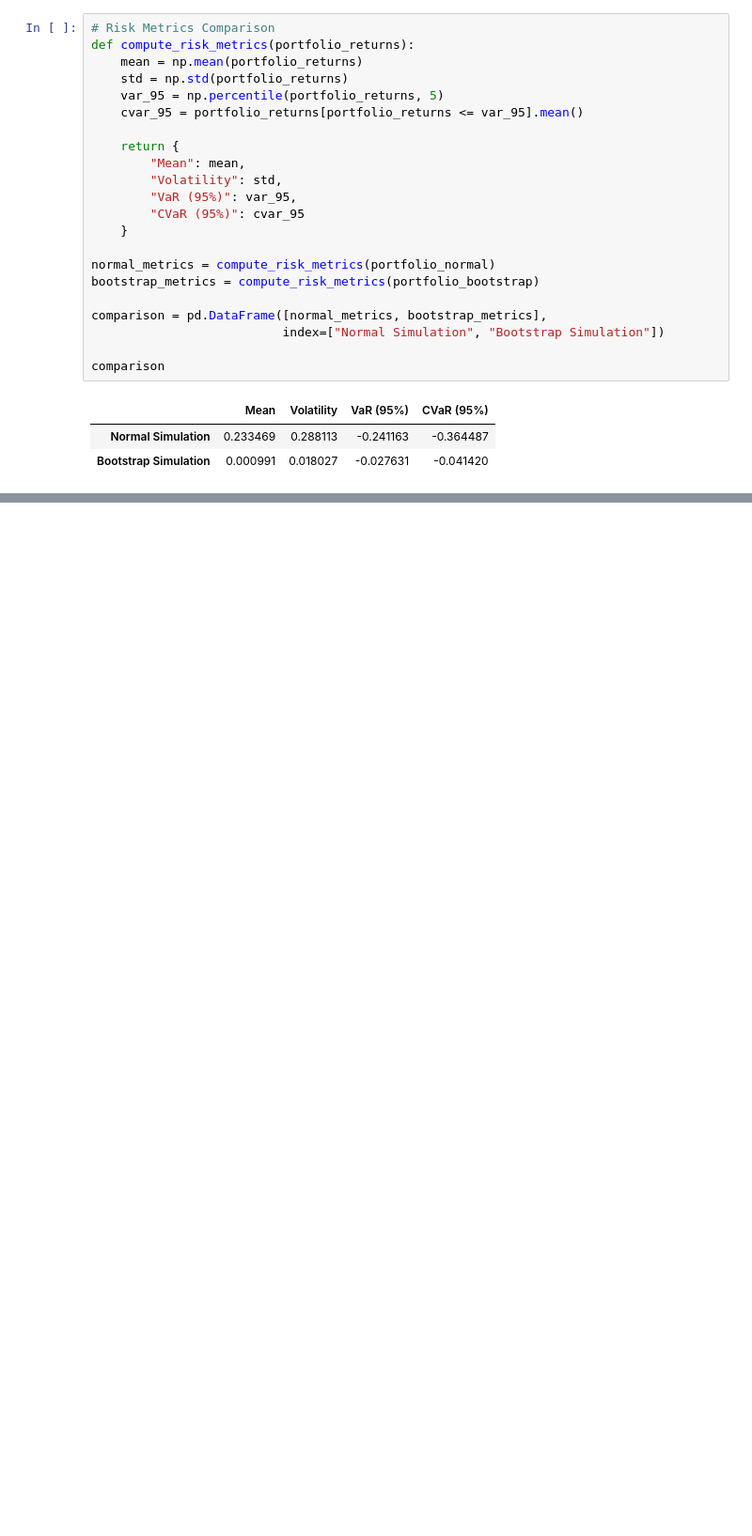
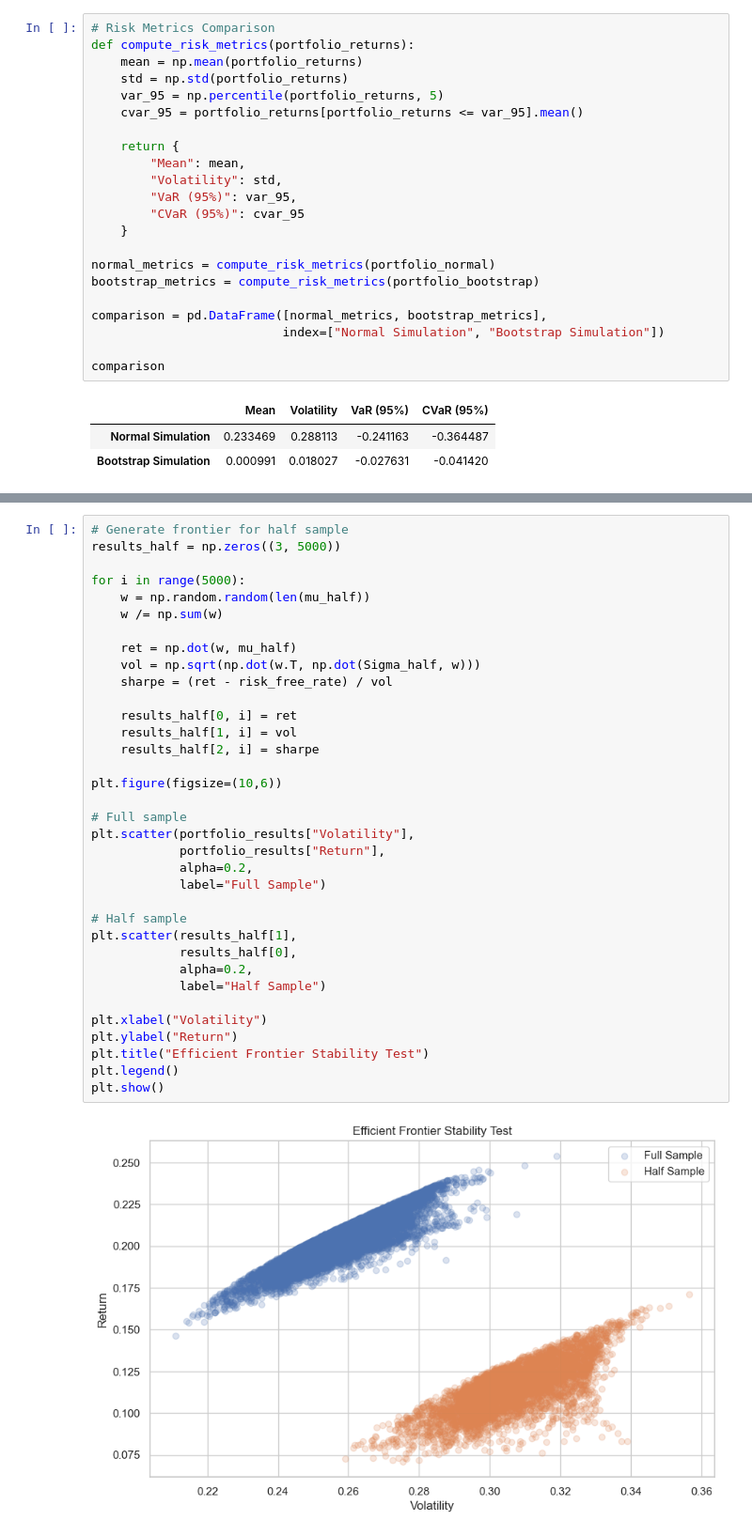
Before and after one commit to KartikMehra22/monte-carlo-portfolio-optimization, a Jupyter notebook: notebooks/portfolio_optimization.ipynb, the cells around one changed output, grey strips where cells are left out. Shown at 94% size. Saved outputs shown, nothing was run; the diff lists cells and outputs as text; blank space fills up the shorter version.

```diff
--- a/notebooks/portfolio_optimization.ipynb
+++ b/notebooks/portfolio_optimization.ipynb
@@ -434,0 +495,37 @@ Weights for Optimal Portfolio: {'AAPL': np.float64(0.3739221973643097), 'MSFT':
+# %%
+# Generate frontier for half sample
+results_half = np.zeros((3, 5000))
+
+for i in range(5000):
+    w = np.random.random(len(mu_half))
+    w /= np.sum(w)
+
+    ret = np.dot(w, mu_half)
+    vol = np.sqrt(np.dot(w.T, np.dot(Sigma_half, w)))
+    sharpe = (ret - risk_free_rate) / vol
+
+    results_half[0, i] = ret
+    results_half[1, i] = vol
+    results_half[2, i] = sharpe
+
+plt.figure(figsize=(10,6))
+
+# Full sample
+plt.scatter(portfolio_results["Volatility"],
+            portfolio_results["Return"],
+            alpha=0.2,
+            label="Full Sample")
+
+# Half sample
+plt.scatter(results_half[1],
+            results_half[0],
+            alpha=0.2,
+            label="Half Sample")
+
+plt.xlabel("Volatility")
+plt.ylabel("Return")
+plt.title("Efficient Frontier Stability Test")
+plt.legend()
+plt.show()
+# %% [output]
+[figure, added]
```
Also changed, not shown: parts of 11 cells of this notebook.
